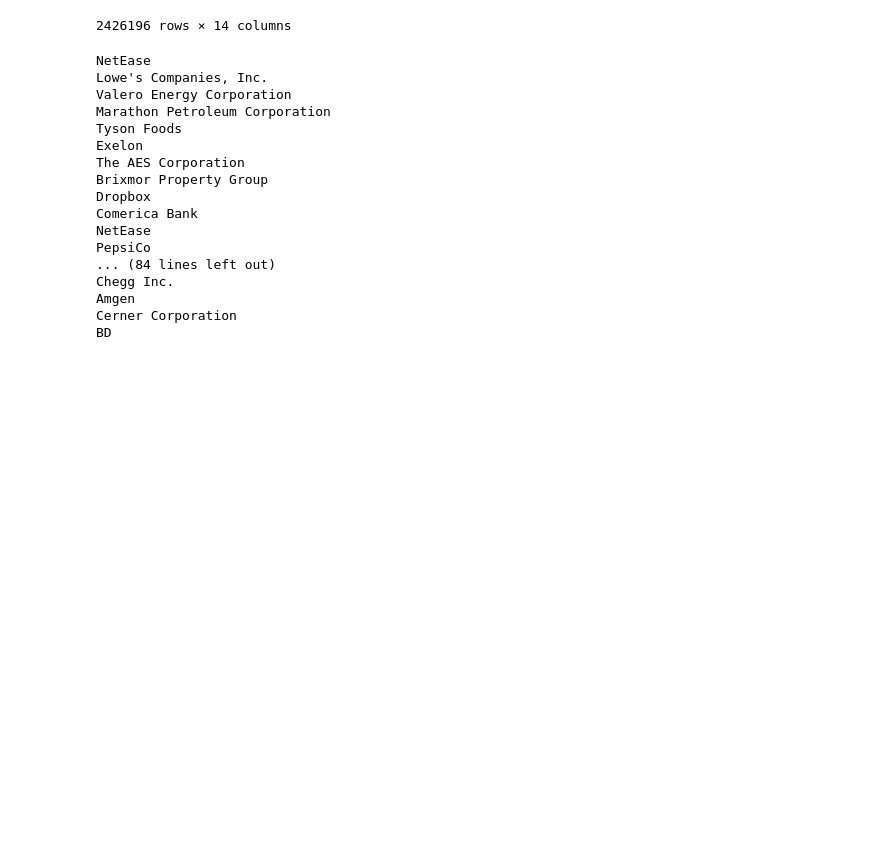
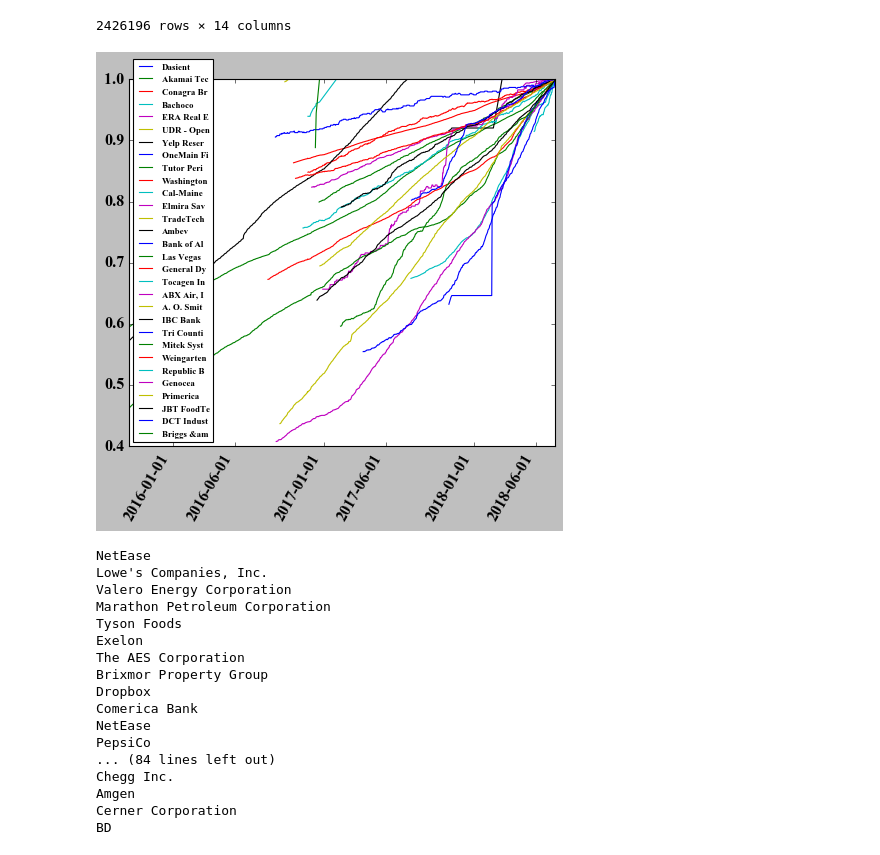
Before and after one commit to mtsafarzadeh/Time_Series_Classification, a Jupyter notebook: linkedin.ipynb, the cells around one changed output. Saved outputs shown, nothing was run; the diff lists cells and outputs as text; code cells hidden in the pictures; blank space fills up the shorter version.

```diff
--- a/linkedin.ipynb
+++ b/linkedin.ipynb
@@ -83,4 +83,25 @@ df
 | 2426194 | 910210 | 2018-07-17 | ServiceSource | 27963 | 2496 | https://www.linkedin.com/company/... | Information Technology and Services | ... |
 | 2426195 | 897002 | 2018-07-17 | Attunity | 4702 | 635 | https://www.linkedin.com/company/... | Information Technology and Services | ... |
 2426196 rows × 14 columns
+# %%
+# plot the subscriber numbers as a function of time for 30 randomly selected company
+fig,ax=plt.subplots(1,1)
+for ii in range(0,30):
+    pp=np.random.randint(5000)
+    company=all_company_names[pp]
+    GS_follower_count=df['followers_count'][df['company_name']==company]
+    GS_follower_count_date=df['as_of_date'][df['company_name']==company]
+    x_values = [datetime.datetime.strptime(d,"%Y-%m-%d").date() for d in GS_follower_count_date]
+    y_values=GS_follower_count.values
+    ax.plot(x_values,y_values/y_values.max(),label=company[:10])
+
+#ax.set_yscale('log')
+plt.gca().xaxis.set_major_locator(mdates.MonthLocator((1,6)))
+plt.gca().xaxis.set_major_formatter(mdates.DateFormatter("%Y-%m-%d"))
+plt.setp(plt.gca().get_xticklabels(), rotation=60, ha="right")
+ax.legend(loc=3, prop={'size': 8})
+plt.tight_layout()
+plt.show()
+# %% [output]
+[figure, added]
 # %%
```
Also changed, not shown: parts of 4 cells of this notebook.
